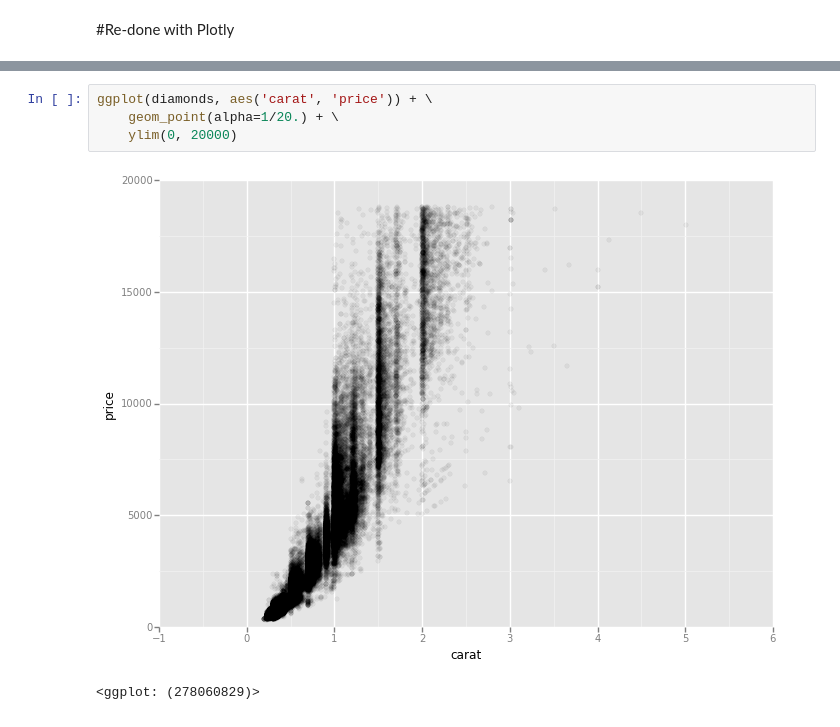
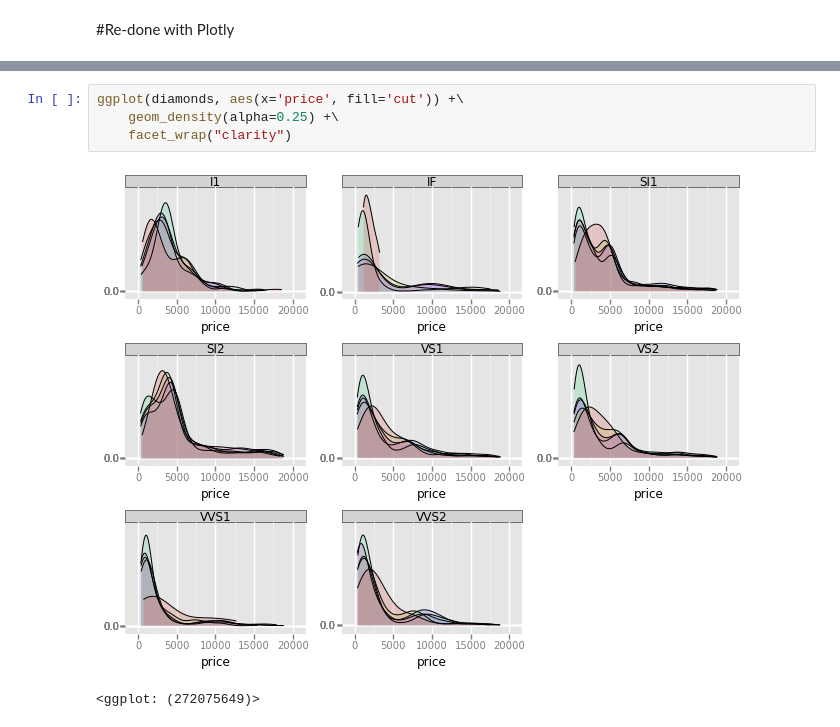
Before and after one commit to balcomes/ipython_notebooks, a Jupyter notebook: first_notebook.ipynb, the cells around one changed output, grey strips where cells are left out. Saved outputs shown, nothing was run; the diff lists cells and outputs as text.

Commit message:
More plots.

```diff
--- a/first_notebook.ipynb
+++ b/first_notebook.ipynb
@@ -109,7 +141,7 @@ ggplot(aes(x='date', y='value', colour='variable'), data=meat_lng) + \
 # %%
-ggplot(diamonds, aes('carat', 'price')) + \
-    geom_point(alpha=1/20.) + \
-    ylim(0, 20000)
+ggplot(diamonds, aes(x='price', fill='cut')) +\
+    geom_density(alpha=0.25) +\
+    facet_wrap("clarity")
 # %% [output]
-[figure, old version]
+[figure, new version]
-<ggplot: (278060829)>
+<ggplot: (272075649)>
```
Also changed, not shown: parts of 16 cells of this notebook.
